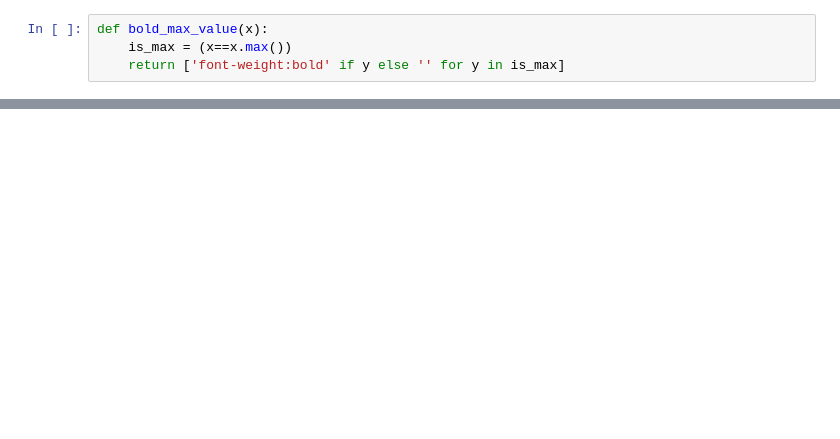
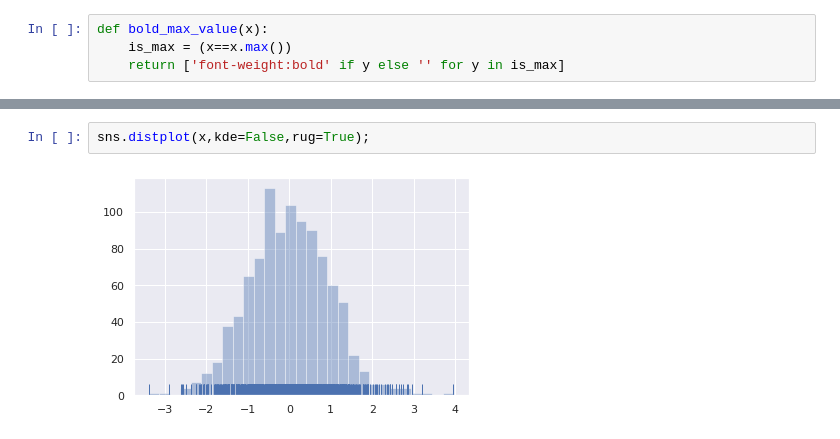
Before and after one commit to swami-gait/Foundations_of_datascience, a Jupyter notebook: FDS_WK11_DataViz.ipynb, the cells around one changed output, grey strips where cells are left out. Saved outputs shown, nothing was run; the diff lists cells and outputs as text; blank space fills up the shorter version.

```diff
--- a/FDS_WK11_DataViz.ipynb
+++ b/FDS_WK11_DataViz.ipynb
@@ -318,0 +313,4 @@ df[['mh','tn','dl','ka','ap']].style.bar(subset=['mh'],color='red').bar(subset=[
+# %%
+sns.distplot(x,kde=False,rug=True);
+# %% [output]
+[figure, added]
```
Also changed, not shown: parts of 28 cells of this notebook.
